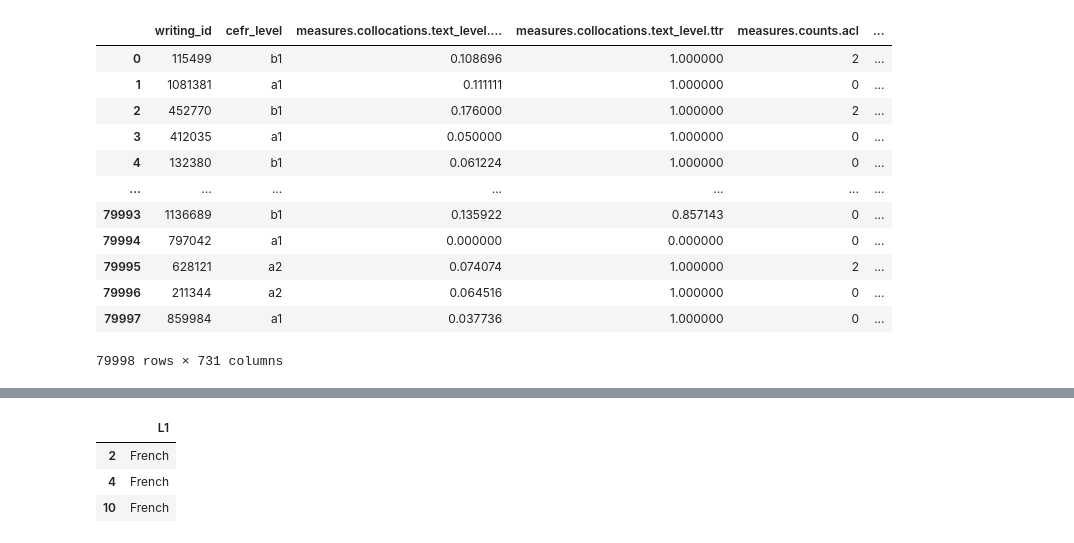
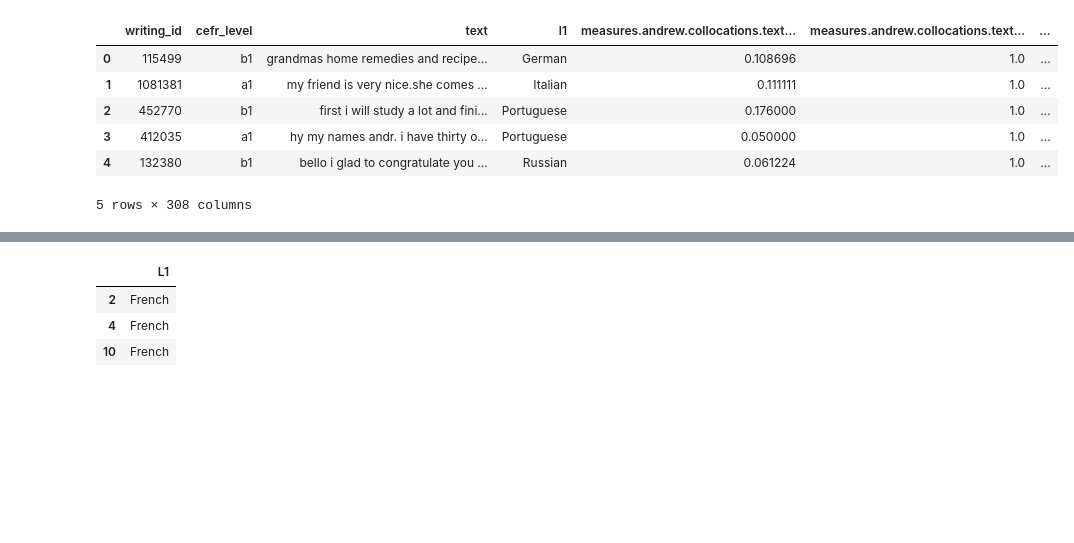
Before and after one commit to berstearns/garbage_collector, a Jupyter notebook: cefr-classifcation/cefr_classification/notebooks/training_EFCAMDAT.ipynb, the cells around one changed output, grey strips where cells are left out. Cells and saved outputs as stored; diff of their text form; code cells hidden in the pictures; blank space fills up the shorter version.

```diff
--- a/cefr-classifcation/cefr_classification/notebooks/training_EFCAMDAT.ipynb
+++ b/cefr-classifcation/cefr_classification/notebooks/training_EFCAMDAT.ipynb
@@ -221,20 +193,14 @@ label_to_idx_ = lambda v: {
          "C2": 4,
 }.get(v, None)
 # %%
-df=pd.read_csv(efcamdat_100k_train_fe_fp)
+andrew100k_train_fe_df=pd.read_csv(andrew_100k_train_fe_local_fp)
 # %%
-df
+andrew100k_train_fe_df.head()
 # %% [output]
-|  | writing_id | cefr_level | measures.collocations.text_level.... | measures.collocations.text_level.ttr | measures.counts.acl | ... |
-| 0 | 115499 | b1 | 0.108696 | 1.000000 | 2 | ... |
-| 1 | 1081381 | a1 | 0.111111 | 1.000000 | 0 | ... |
-| 2 | 452770 | b1 | 0.176000 | 1.000000 | 2 | ... |
-| 3 | 412035 | a1 | 0.050000 | 1.000000 | 0 | ... |
-| 4 | 132380 | b1 | 0.061224 | 1.000000 | 0 | ... |
-| ... | ... | ... | ... | ... | ... | ... |
-| 79993 | 1136689 | b1 | 0.135922 | 0.857143 | 0 | ... |
-| 79994 | 797042 | a1 | 0.000000 | 0.000000 | 0 | ... |
-| 79995 | 628121 | a2 | 0.074074 | 1.000000 | 2 | ... |
-| 79996 | 211344 | a2 | 0.064516 | 1.000000 | 0 | ... |
-| 79997 | 859984 | a1 | 0.037736 | 1.000000 | 0 | ... |
+|  | writing_id | cefr_level | text | l1 | measures.andrew.collocations.text... | measures.andrew.collocations.text... | ... |
+| 0 | 115499 | b1 | grandmas home remedies and recipe... | German | 0.108696 | 1.0 | ... |
+| 1 | 1081381 | a1 | my friend is very nice.she comes ... | Italian | 0.111111 | 1.0 | ... |
+| 2 | 452770 | b1 | first i will study a lot and fini... | Portuguese | 0.176000 | 1.0 | ... |
+| 3 | 412035 | a1 | hy my names andr. i have thirty o... | Portuguese | 0.050000 | 1.0 | ... |
+| 4 | 132380 | b1 | bello i glad to congratulate you ... | Russian | 0.061224 | 1.0 | ... |
-79998 rows × 731 columns
+5 rows × 308 columns
```
Also changed, not shown: parts of 8 cells of this notebook, 1 other file.
